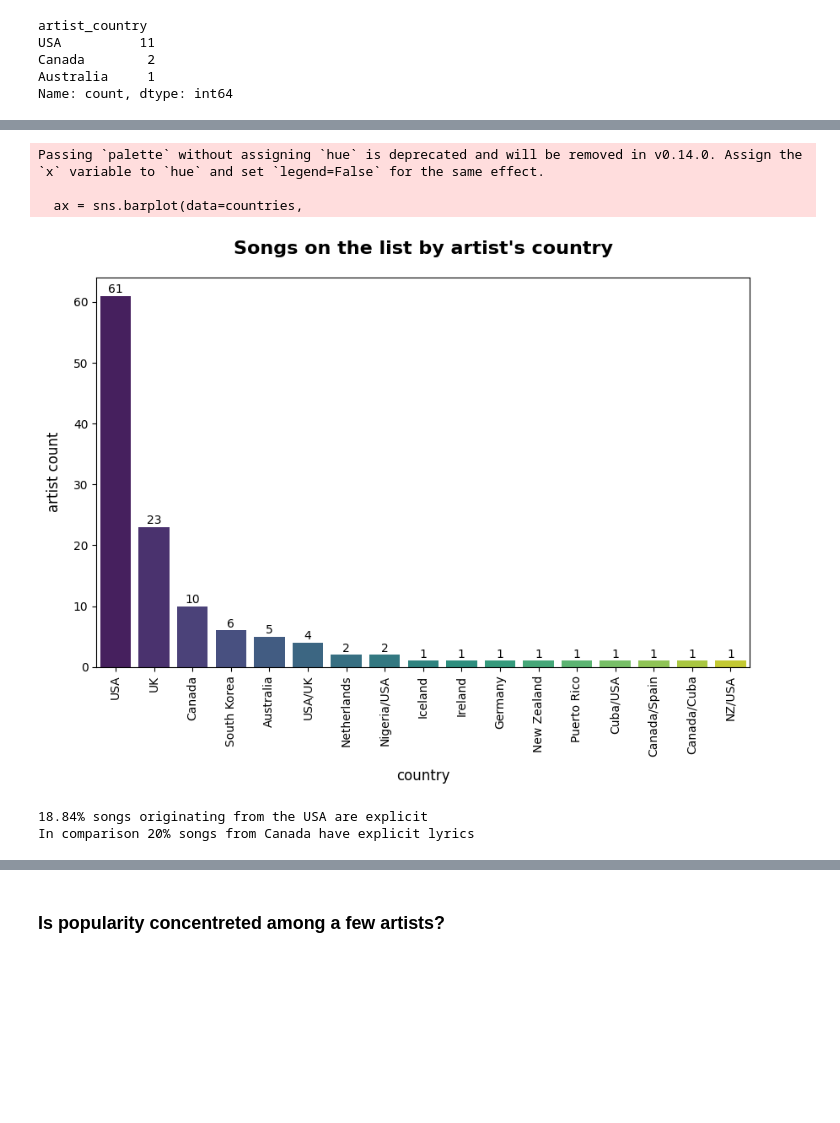
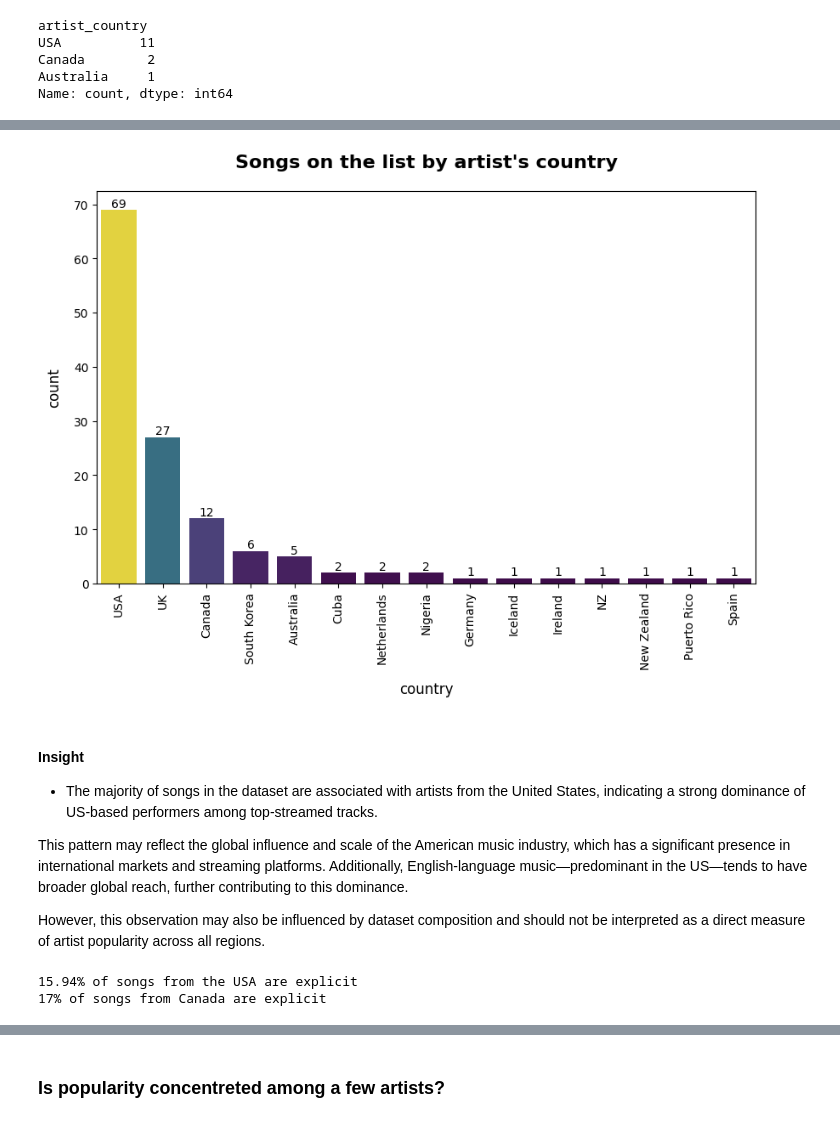
Before and after one commit to Karol-zoned/spotify-hits-analysis, a Jupyter notebook: spotify-hits-analysis.ipynb, the cells around one changed output, grey strips where cells are left out. Drawn from its saved outputs; the diff is of its cells as text; code cells hidden in the pictures; blank space fills up the shorter version.

Commit message:
most of minor insights

```diff
--- a/spotify-hits-analysis.ipynb
+++ b/spotify-hits-analysis.ipynb
@@ -105,23 +102,23 @@ df = df.explode('genre')
 df['genre'] = df['genre'].str.strip()
 df = df.drop('primary_genre', axis=1) #removing the primary genre column
 # %%
-df['genre'].unique() #some genres have multiple sub-genres which creates a lot of clutter, to minimize it the broader categories for genres will be created
+df['genre'].unique() #some genres have multiple sub-genres which creates a lot of clutter, to minimize it the broader categories for genres will be created, genres with only a few songs will be combined into Others category
 rap_keywords = ['rap', 'trap', 'drill']
+def group_genre(x):
+    x = x.lower()
 
-df['genre'] = df['genre'].str.strip()
+    if any(k in x for k in ['rap', 'trap', 'drill']):
+        return 'Rap'
+    elif 'pop' in x:
+        return 'Pop'
+    elif 'rock' in x:
+        return 'Rock'
+    elif 'folk' in x:
+        return 'Folk'
+    else:
+        return 'Other'
 
-df['genre'] = df['genre'].apply(
-    lambda x: 'Rap' if any(keyword.lower() in x.lower() for keyword in rap_keywords) else x
-)
-df['genre'] = df['genre'].apply(
-    lambda x: 'Pop' if 'pop' in x.lower() else x
-)
-df['genre'] = df['genre'].apply(
-    lambda x: 'Rock' if 'rock' in x.lower() else x
-)
-df['genre'] = df['genre'].apply(
-    lambda x: 'Folk' if 'folk' in x.lower() else x
-)
-df['genre'].unique()
+df['genre_group'] = df['genre'].str.strip().apply(group_genre)
+df['genre_group'].unique()
 # %% [output]
 <StringArray>
@@ -229,7 +230,9 @@ In total 14 songs of 100 have explicit lyrics, that is slightly more than 11.5%.
 # %%
-explicit_songs = df[df['explicit']]
-counts = explicit_songs['artist_country'].value_counts()
-print(counts) # 11 out of 14 explicit songs have been released by an artist from USA, but it doesn't indicate that american songs are more explicit, to check that the overall number of songs from USA should be compared to the number of explicit ones
+df_exploded = df.assign(
+    artist_country=df['artist_country'].str.split('/')
+).explode('artist_country')
+
+df_exploded[df_exploded['explicit']]['artist_country'].value_counts()
 # %% [output]
 artist_country
 USA          11
@@ -239,39 +272,49 @@ Name: count, dtype: int64
 # %%
-#checking how many songs originate from US
-countries = (df.groupby('artist_country')
+#counting songs originating from the USA
+countries = (df_exploded.groupby('artist_country')
              .size()
              .reset_index(name='count')
              .sort_values(by='count', ascending=False))
 plt.figure(figsize=(10,6))
 ax = sns.barplot(data=countries,
              x='artist_country',
              y='count',
             legend=False,
-            palette='viridis')
+            palette='viridis',
+            hue='count')
 for p in ax.patches:
     height = p.get_height()
     ax.text(
         p.get_x() + p.get_width()/2,
         height + 0.5,
         int(height),
         ha='center'
     )
 plt.title("Songs on the list by artist's country", size=16, pad=20, fontweight='bold', loc='center')
 plt.xlabel('country', size=12, labelpad=10)
 plt.ylabel('count', size=12, labelpad=10)
 plt.xticks(rotation=90)
 plt.show()
 # %% [output]
-Passing `palette` without assigning `hue` is deprecated and will be removed in v0.14.0. Assign the `x` variable to `hue` and set `legend=False` for the same effect.
-
-  ax = sns.barplot(data=countries,
-[figure, old version]
+[figure, new version]
+# %% [markdown]
+#### Insight
+
+- The majority of songs in the dataset are associated with artists from the United States, indicating a strong dominance of US-based performers among top-streamed tracks.
+
+This pattern may reflect the global influence and scale of the American music industry, which has a significant presence in international markets and streaming platforms. Additionally, English-language music—predominant in the US—tends to have broader global reach, further contributing to this dominance.
+
+However, this observation may also be influenced by dataset composition and should not be interpreted as a direct measure of artist popularity across all regions.
 # %%
-countries[countries['artist_country'].str.contains('US|United States', regex=True)]['count'].sum()
-print(f'{((13 / (countries[countries['artist_country'].str.contains('US|United States', regex=True)]['count'].sum())) * 100):.2f}% songs originating from the USA are explicit')
+usa = df_exploded[df_exploded['artist_country'].str.contains('US|United States', regex=True)]
+canada = df_exploded[df_exploded['artist_country'] == 'Canada']
 
-print(f"In comparison {((2 / (countries[countries['artist_country'] == 'Canada']['count'].iloc[0])) * 100):.0f}% songs from Canada have explicit lyrics")
+usa_ratio = usa['explicit'].sum() / len(usa)
+canada_ratio = canada['explicit'].sum() / len(canada)
+
+print(f"{usa_ratio * 100:.2f}% of songs from the USA are explicit")
+print(f"{canada_ratio * 100:.0f}% of songs from Canada are explicit")
 # %% [output]
-18.84% songs originating from the USA are explicit
-In comparison 20% songs from Canada have explicit lyrics
+15.94% of songs from the USA are explicit
+17% of songs from Canada are explicit
 # %% [markdown]
```
Also changed, not shown: parts of 26 cells of this notebook.
